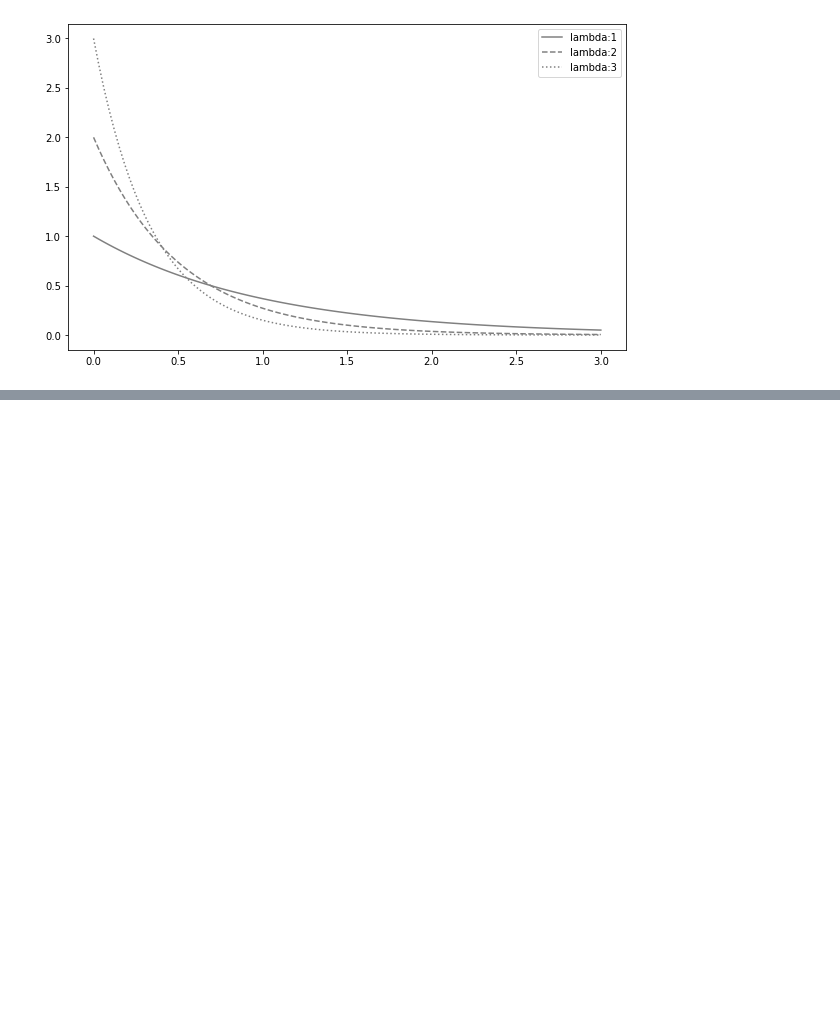
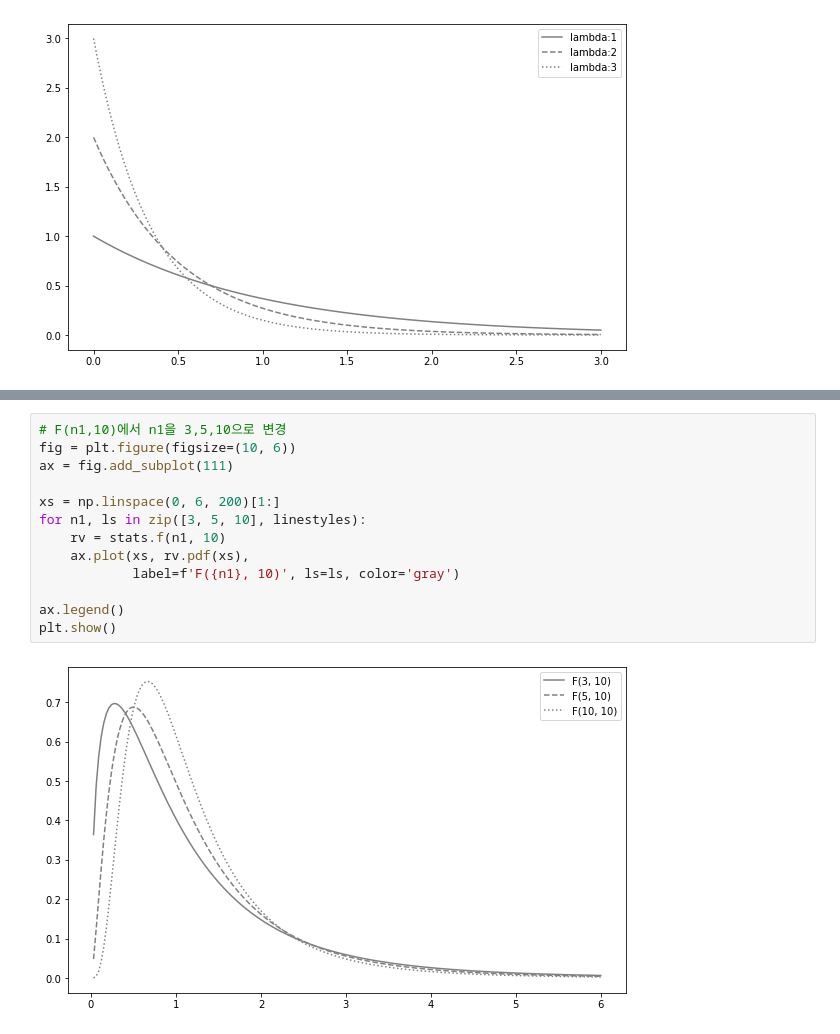
Before and after one commit to wousikchoi16/statpython, a Jupyter notebook: Ch08_대표적인연속형확률분포.ipynb, the cells around one changed output, grey strips where cells are left out. Drawn from its saved outputs; the diff is of its cells as text; blank space fills up the shorter version.

```diff
--- a/Ch08_대표적인연속형확률분포.ipynb
+++ b/Ch08_대표적인연속형확률분포.ipynb
@@ -307,0 +408,15 @@ print(rv.isf(0.05),rv.isf(0.95))
+# %%
+# F(n1,10)에서 n1을 3,5,10으로 변경
+fig = plt.figure(figsize=(10, 6))
+ax = fig.add_subplot(111)
+
+xs = np.linspace(0, 6, 200)[1:]
+for n1, ls in zip([3, 5, 10], linestyles):
+    rv = stats.f(n1, 10)
+    ax.plot(xs, rv.pdf(xs),
+            label=f'F({n1}, 10)', ls=ls, color='gray')
+
+ax.legend()
+plt.show()
+# %% [output]
+[figure, added]
```
Also changed, not shown: parts of 24 cells of this notebook.
